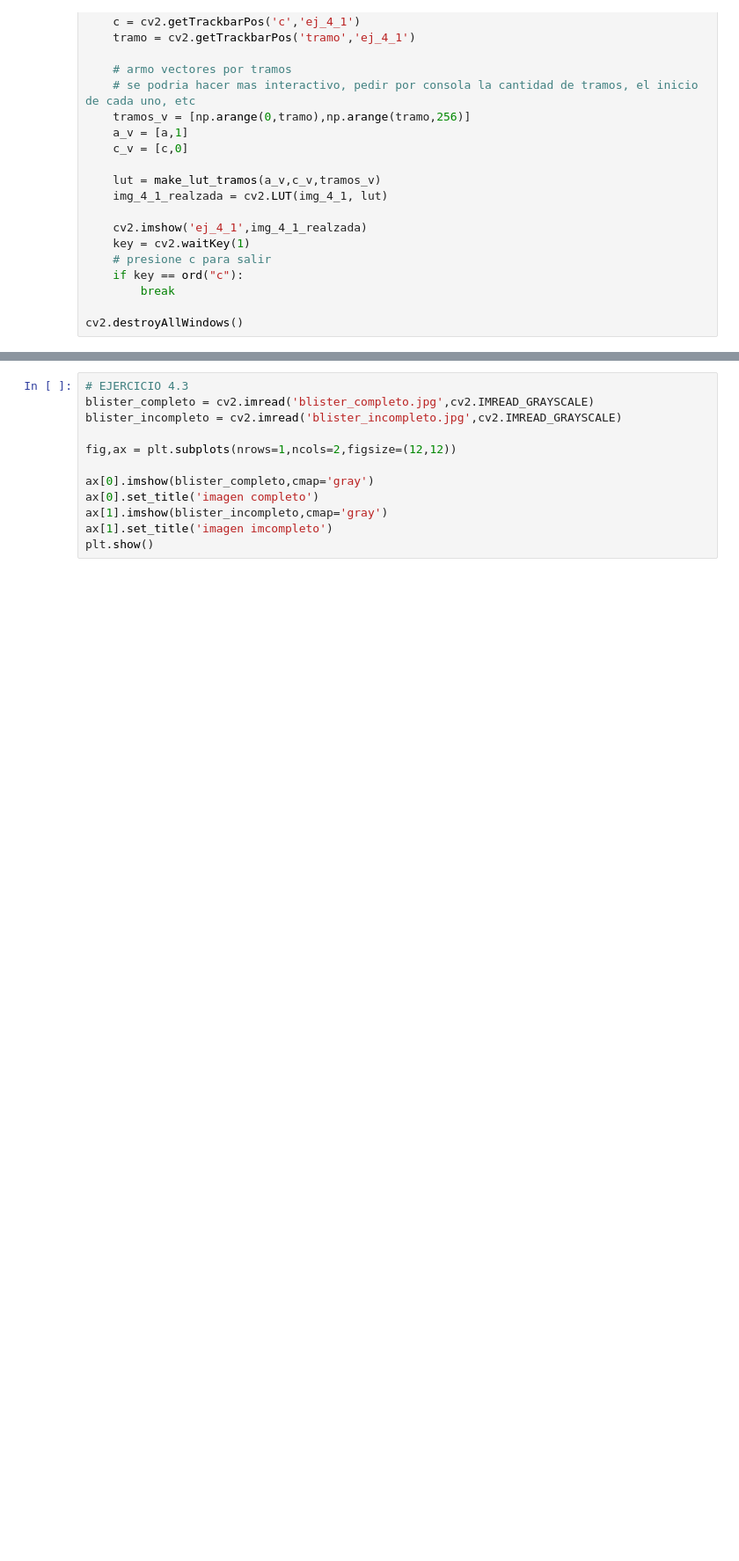
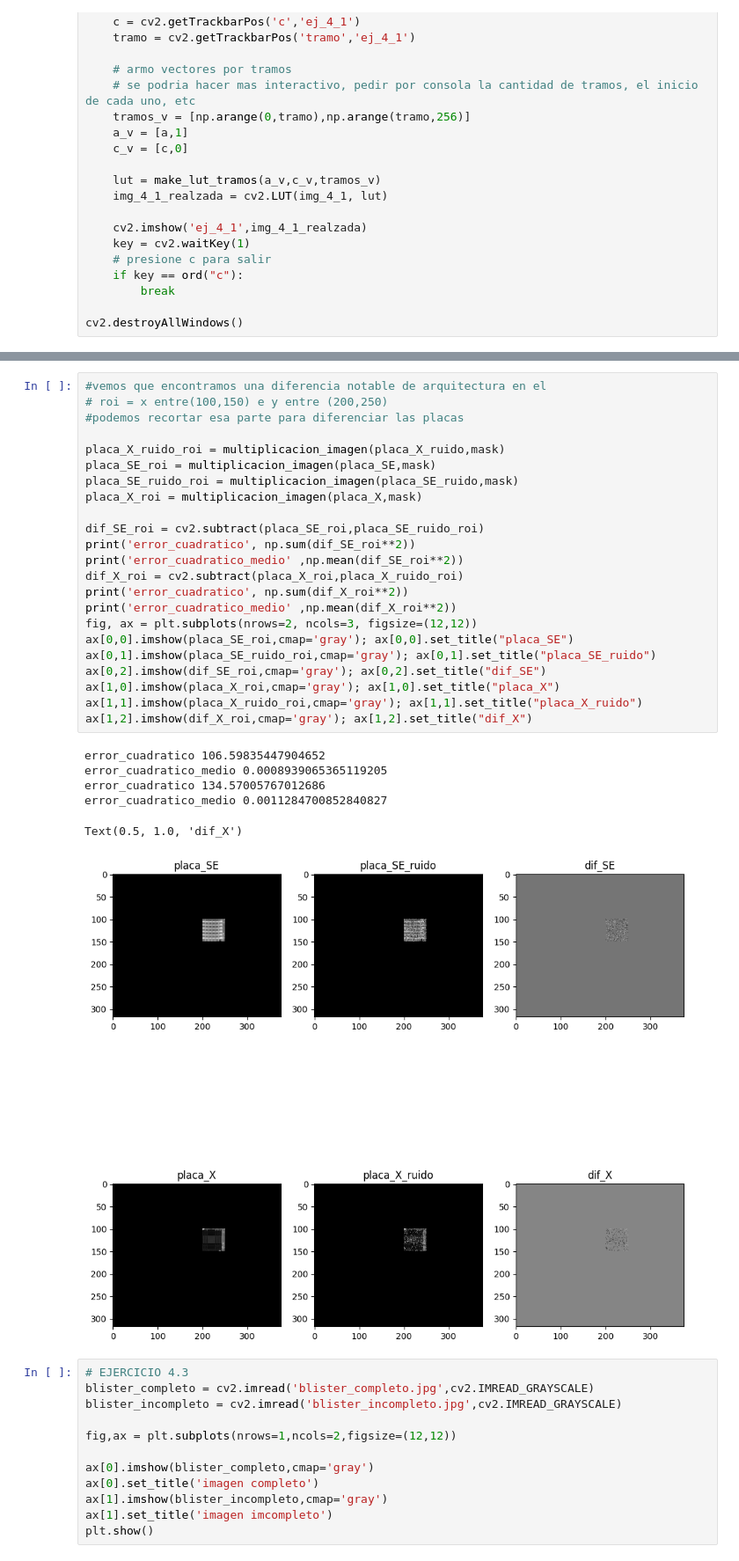
Before and after one commit to aguusandy/pdi-2024, a Jupyter notebook: Unidad2a_PDI.ipynb, the cells around one changed output, grey strips where cells are left out. Shown at 88% size. Drawn from its saved outputs; the diff is of its cells as text; blank space fills up the shorter version.

```diff
--- a/Unidad2a_PDI.ipynb
+++ b/Unidad2a_PDI.ipynb
@@ -385,3 +441,33 @@ cv2.destroyAllWindows()
+# %%
+#vemos que encontramos una diferencia notable de arquitectura en el
+# roi = x entre(100,150) e y entre (200,250)
+#podemos recortar esa parte para diferenciar las placas
+
+placa_X_ruido_roi = multiplicacion_imagen(placa_X_ruido,mask)
+placa_SE_roi = multiplicacion_imagen(placa_SE,mask)
+placa_SE_ruido_roi = multiplicacion_imagen(placa_SE_ruido,mask)
+placa_X_roi = multiplicacion_imagen(placa_X,mask)
+
+dif_SE_roi = cv2.subtract(placa_SE_roi,placa_SE_ruido_roi)
+print('error_cuadratico', np.sum(dif_SE_roi**2))
+print('error_cuadratico_medio' ,np.mean(dif_SE_roi**2))
+dif_X_roi = cv2.subtract(placa_X_roi,placa_X_ruido_roi)
+print('error_cuadratico', np.sum(dif_X_roi**2))
+print('error_cuadratico_medio' ,np.mean(dif_X_roi**2))
+fig, ax = plt.subplots(nrows=2, ncols=3, figsize=(12,12))
+ax[0,0].imshow(placa_SE_roi,cmap='gray'); ax[0,0].set_title("placa_SE")
+ax[0,1].imshow(placa_SE_ruido_roi,cmap='gray'); ax[0,1].set_title("placa_SE_ruido")
+ax[0,2].imshow(dif_SE_roi,cmap='gray'); ax[0,2].set_title("dif_SE")
+ax[1,0].imshow(placa_X_roi,cmap='gray'); ax[1,0].set_title("placa_X")
+ax[1,1].imshow(placa_X_ruido_roi,cmap='gray'); ax[1,1].set_title("placa_X_ruido")
+ax[1,2].imshow(dif_X_roi,cmap='gray'); ax[1,2].set_title("dif_X")
+# %% [output]
+error_cuadratico 106.59835447904652
+error_cuadratico_medio 0.0008939065365119205
+error_cuadratico 134.57005767012686
+error_cuadratico_medio 0.0011284700852840827
+Text(0.5, 1.0, 'dif_X')
+[figure, added]
 # %%
 # EJERCICIO 4.3
 blister_completo = cv2.imread('blister_completo.jpg',cv2.IMREAD_GRAYSCALE)
```
Also changed, not shown: parts of 11 cells of this notebook.
